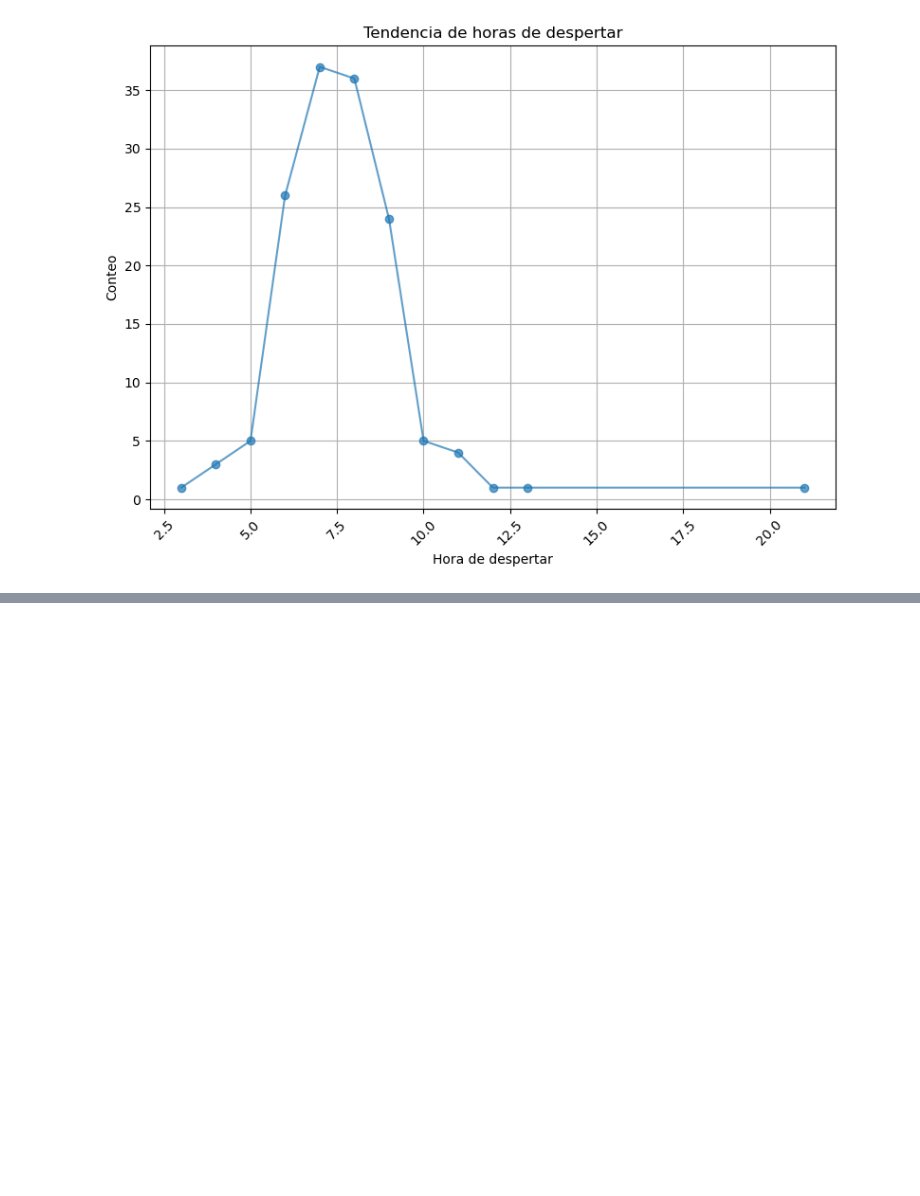
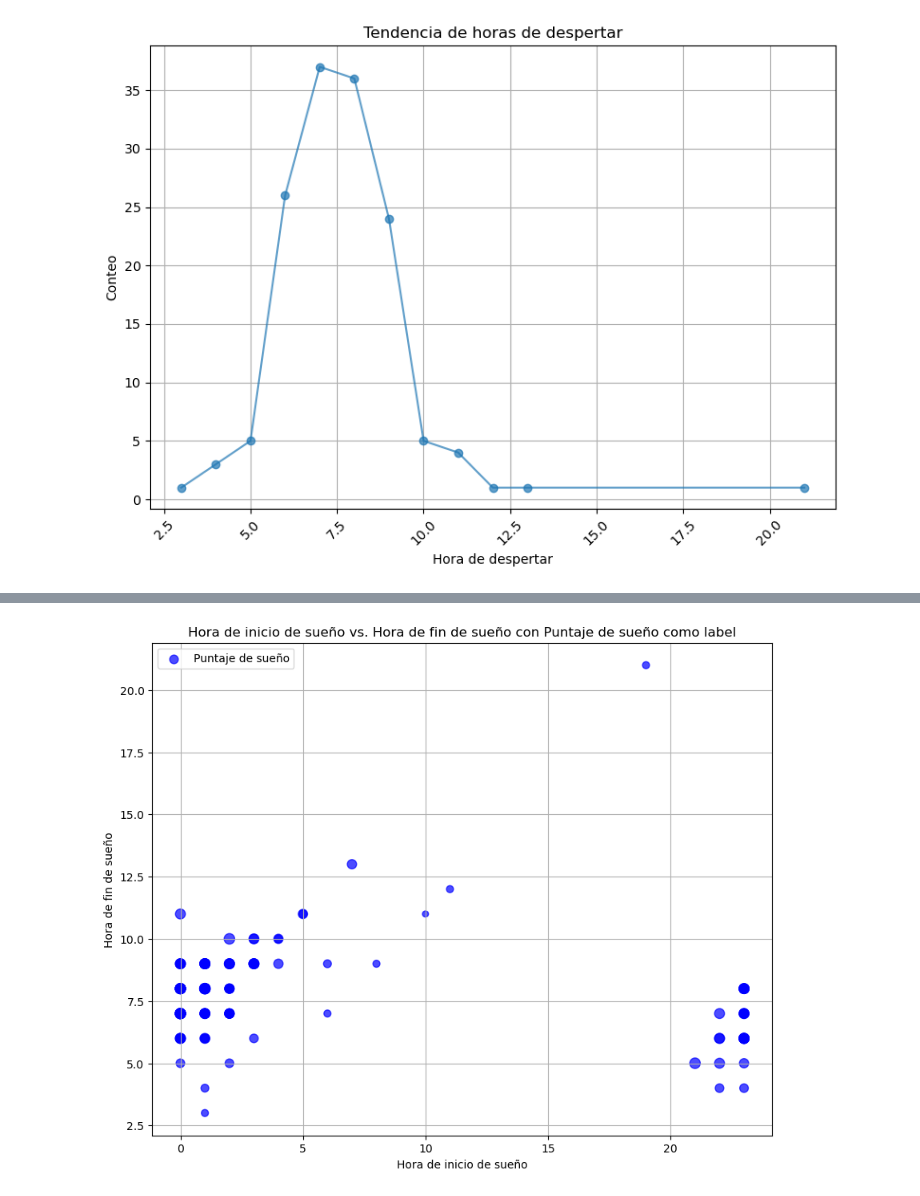
Before and after one commit to MatiasLoiseau/sleep-data-samsung-health, a Jupyter notebook: exploratory_data_analysis.ipynb, the cells around one changed output, grey strips where cells are left out. Drawn from its saved outputs; the diff is of its cells as text; code cells hidden in the pictures; blank space fills up the shorter version.

```diff
--- a/exploratory_data_analysis.ipynb
+++ b/exploratory_data_analysis.ipynb
@@ -437,0 +502,11 @@ plt.show()
+# %%
+plt.figure(figsize=(10, 8))
+plt.scatter(df_sleep['hora'], df_sleep['hora_end'], s=df_sleep['score']*10, c='blue', alpha=0.7, label='Puntaje de sueño')
+plt.xlabel('Hora de inicio de sueño')
+plt.ylabel('Hora de fin de sueño')
+plt.title('Hora de inicio de sueño vs. Hora de fin de sueño con Puntaje de sueño como label')
+plt.legend()
+plt.grid(True)
+plt.show()
+# %% [output]
+[figure, added]
```
Also changed, not shown: parts of 20 cells of this notebook.
